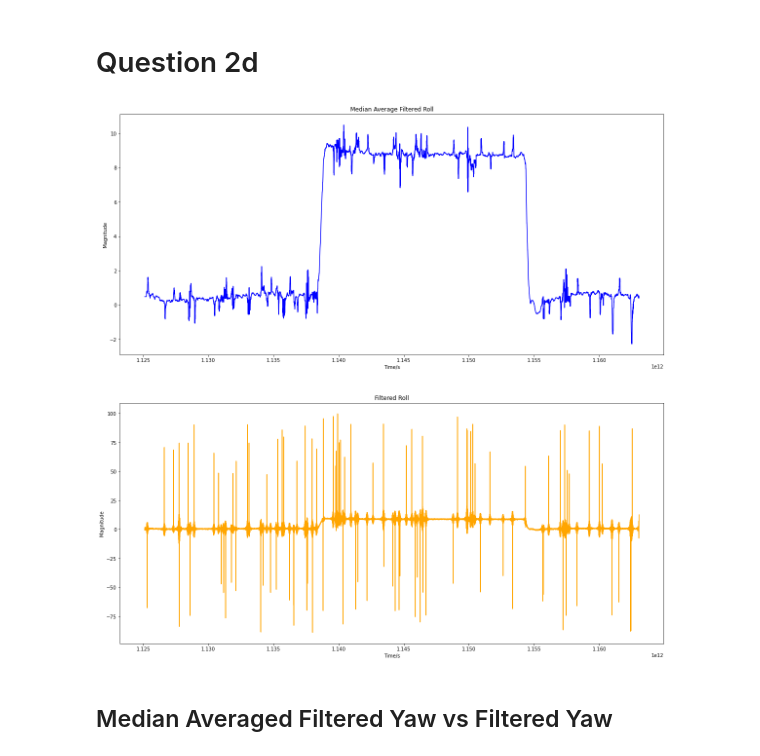
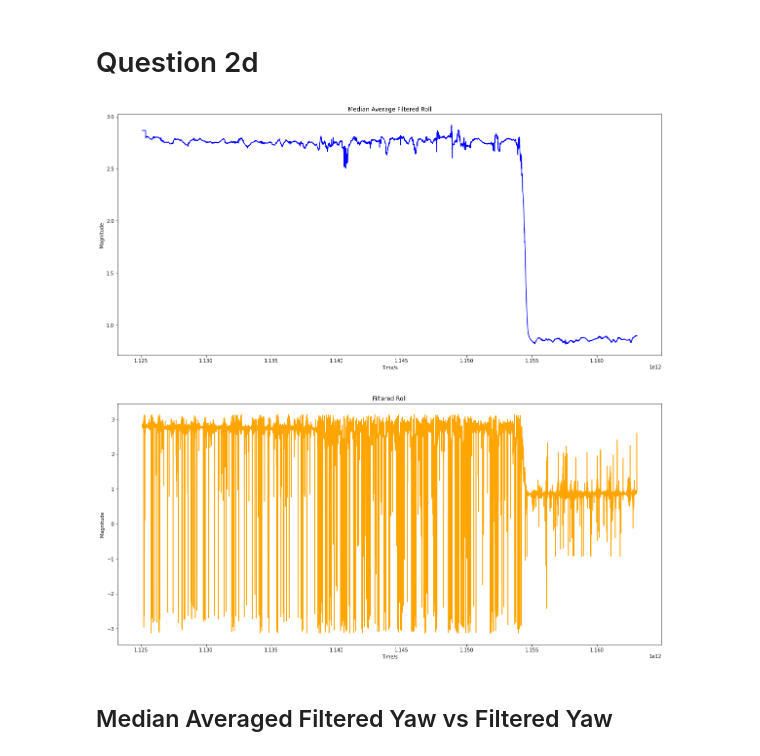
Before and after one commit to ZJTAN97/FilterSignalsProject, a Jupyter notebook: CA Qn 2/answer.ipynb, the cells around one changed output. Drawn from its saved outputs; the diff is of its cells as text; code cells hidden in the pictures.

Commit message:
changes to the data visualisation and window size for meadian average filter
Replaced accel and mag signal graphs with RPY plots to better compared effects of median avg filter

```diff
--- a/CA Qn 2/answer.ipynb
+++ b/CA Qn 2/answer.ipynb
@@ -292,15 +292,33 @@ median_average_filtered_acc = []
 median_average_filtered_mag = []
 
 for n in noise_filter_acc:
-  median_average_filtered_acc.append(median_filter(n,32))
+  median_average_filtered_acc.append(median_filter(n,64))
 for n in noise_filter_mag:
-  median_average_filtered_mag.append(median_filter(n,32))
+  median_average_filtered_mag.append(median_filter(n,64))
+
+all_med_filtered_pitch = []
+all_med_filtered_yaw = []
+all_med_filtered_roll = []
+
+for i in range(len(median_average_filtered_acc[0])):
+  R = getRotationMatrix(
+    median_average_filtered_acc[0][i],
+    median_average_filtered_acc[1][i],
+    median_average_filtered_acc[2][i],
+    median_average_filtered_mag[0][i],
+    median_average_filtered_mag[1][i],
+    median_average_filtered_mag[2][i]
+  )
+  (med_filtered_pitch, med_filtered_yaw, med_filtered_roll) = getOrientation(R)
+  all_med_filtered_pitch.append(med_filtered_pitch)
+  all_med_filtered_yaw.append(med_filtered_yaw)
+  all_med_filtered_roll.append(med_filtered_roll)
 # %%
 fig, (ax1, ax2) = plt.subplots(2, 1, figsize=(20,20))
-plotter(ax1, ts_noisy_acc, median_average_filtered_acc[0], 'Time/s', 'Magnitude', 'Median Average Filtered Roll', color='b')
-plotter(ax2, ts_noisy_acc, noise_filter_acc[0], 'Time/s', 'Magnitude', 'Filtered Roll', color='orange')
+plotter(ax1, ts_noisy_acc, all_med_filtered_roll, 'Time/s', 'Magnitude', 'Median Average Filtered Roll', color='b')
+plotter(ax2, ts_noisy_acc, all_filtered_roll, 'Time/s', 'Magnitude', 'Filtered Roll', color='orange')
 # %% [output]
-[figure, old version]
+[figure, new version]
 # %% [markdown]
 ## Median Averaged Filtered Yaw vs Filtered Yaw
 # %%
```
Also changed, not shown: parts of 2 cells of this notebook, 1 other file.
